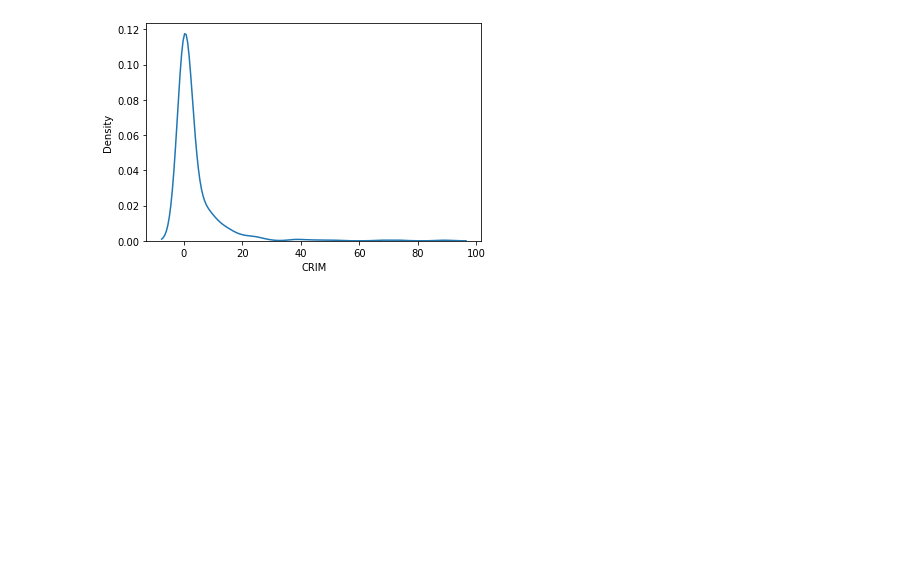
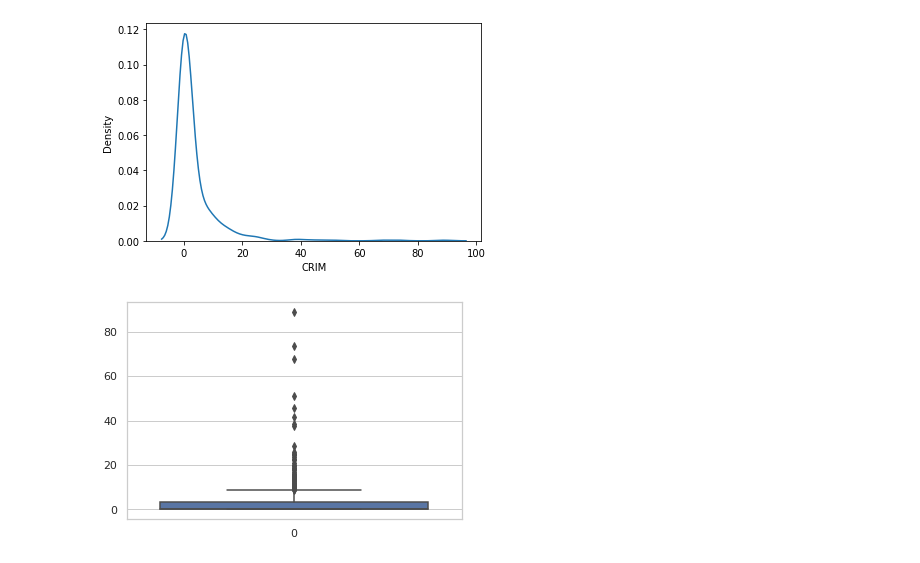
Before and after one commit to CristianVeloz0501/DMC, a Jupyter notebook: Housing_1.ipynb, the cells around one changed output. Saved outputs shown, nothing was run; the diff lists cells and outputs as text; code cells hidden in the pictures; blank space fills up the shorter version.

```diff
--- a/Housing_1.ipynb
+++ b/Housing_1.ipynb
@@ -168,3 +171,8 @@ sbn.kdeplot(Data['CRIM'])
 plt.show()
 # %% [output]
 [figure]
+# %%
+sbn.set_theme(style="whitegrid")
+ax = sbn.boxplot(data=Data.CRIM, orient="v")
+# %% [output]
+[figure, added]
```
Also changed, not shown: parts of 2 cells of this notebook.
